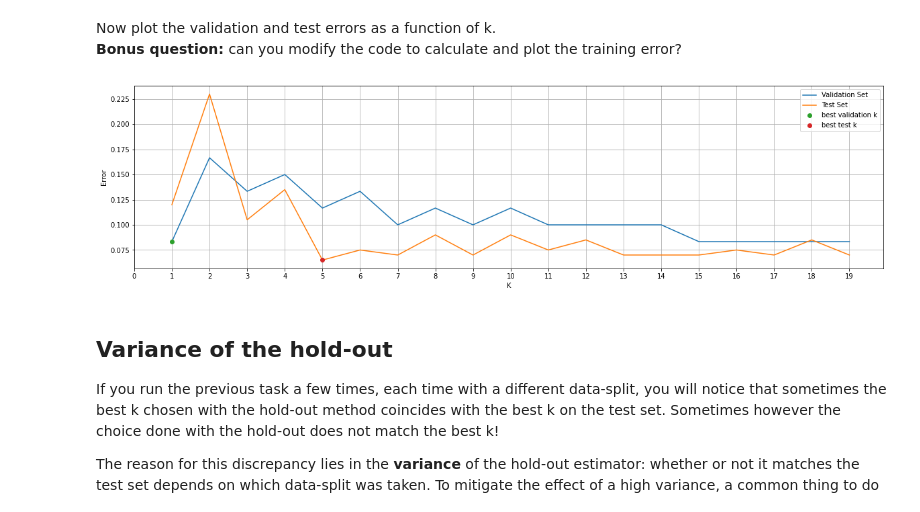
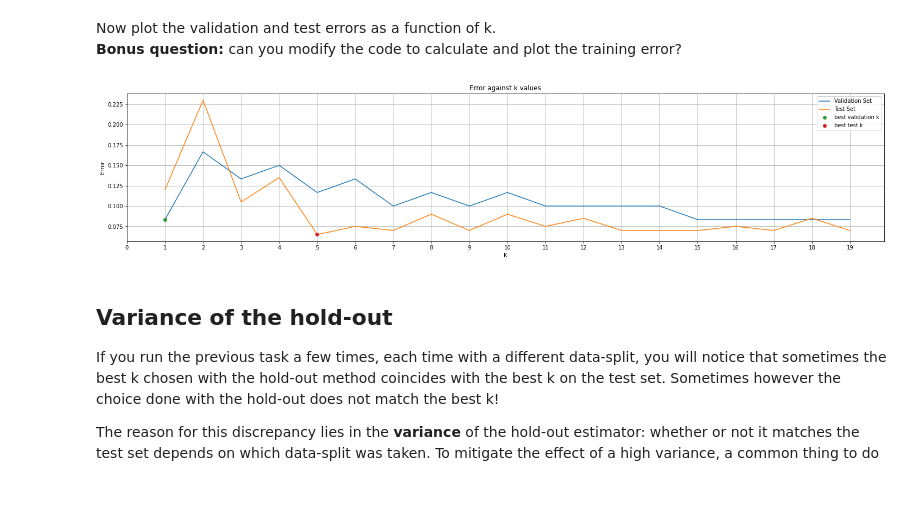
Before and after one commit to invzz/ML_LAB, a Jupyter notebook: lab2_CV.ipynb, the cells around one changed output. Saved outputs shown, nothing was run; the diff lists cells and outputs as text; code cells hidden in the pictures.

```diff
--- a/lab2_CV.ipynb
+++ b/lab2_CV.ipynb
@@ -299,23 +299,25 @@ Now plot the validation and test errors as a function of k.
 **Bonus question:** can you modify the code to calculate and plot the training error?
 # %%
 #Plot the validation and test errors
+
 fig, ax = plt.subplots()
+fig.set_size_inches(25,5)
 ax.plot(k_list, k_val_errors, label="Validation Set")
 ax.plot(k_list, k_test_errors, label="Test Set")
 
 #plot best k
 ax.plot(best_k,k_val_errors[np.argmin(k_val_errors)],"o", label="best validation k")
 ax.plot(best_test_k, k_test_errors[np.argmin(k_test_errors)],"o",label="best test k")
 
 ax.set_xlabel("K")
-fig.set_size_inches(20,5)
+
 ax.set_xticks(np.arange(0,20))
-
+ax.set_title("Error against k values")
 ax.set_ylabel("Error")
 ax.grid()
 ax.legend();
 # %% [output]
-[figure, old version]
+[figure, new version]
 # %% [markdown]
 ## Variance of the hold-out
 
```
Also changed, not shown: parts of 12 cells of this notebook.
